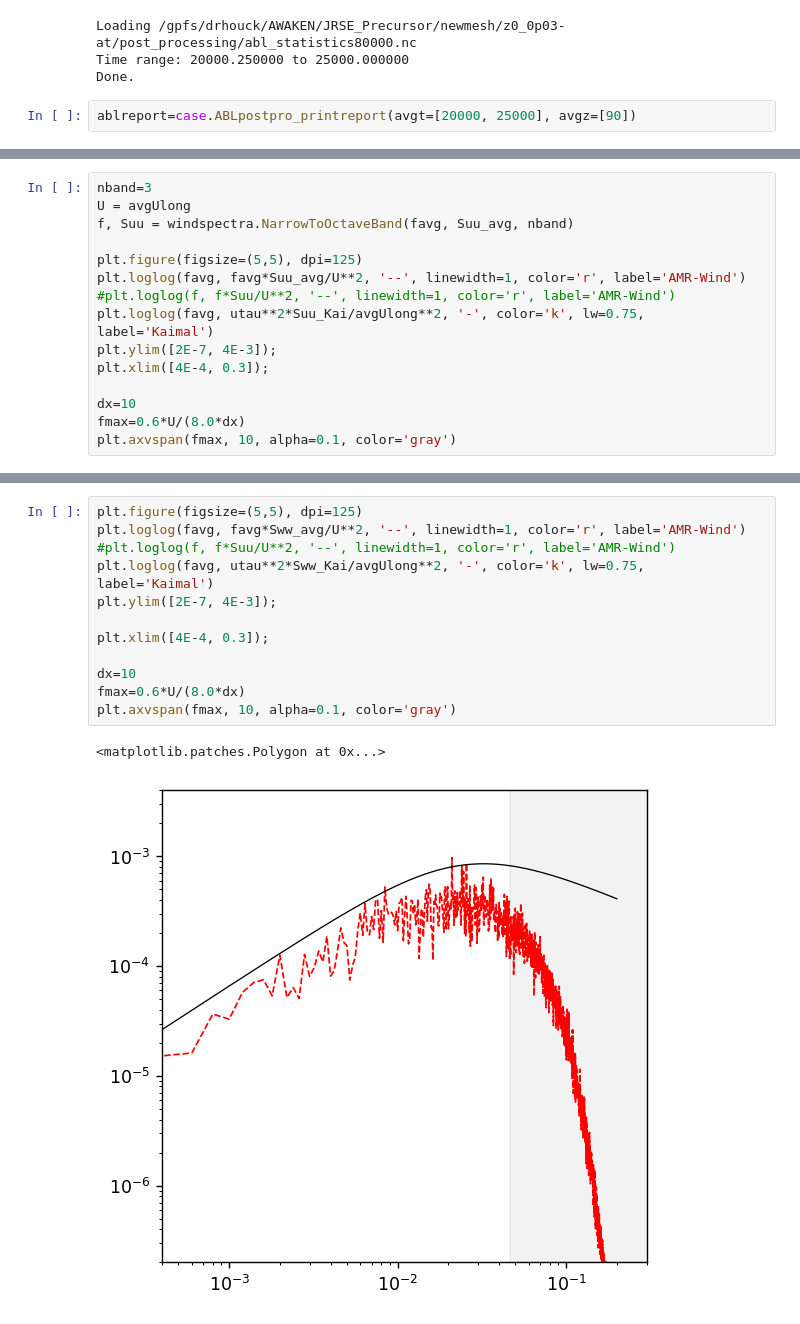
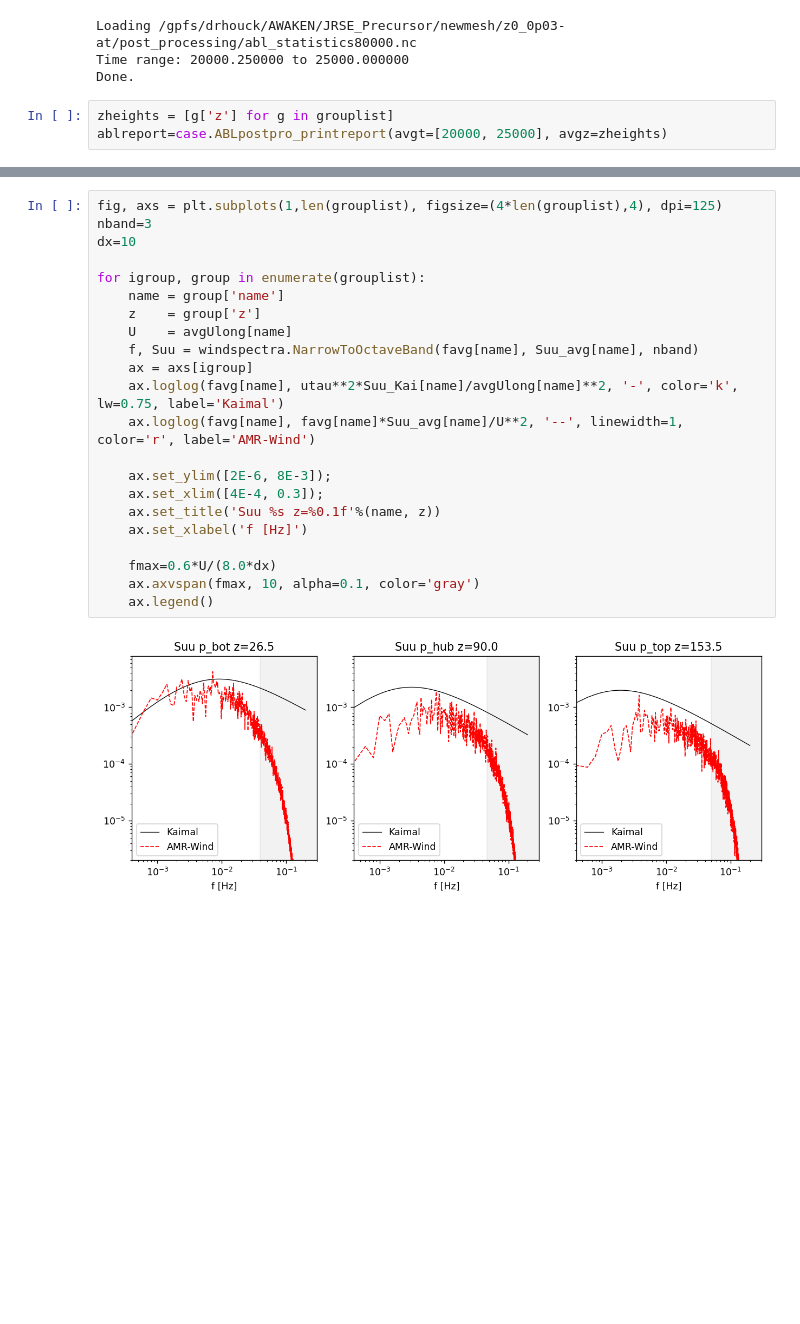
Before and after one commit to lawrenceccheung/AWAKEN_summit_setup, a Jupyter notebook: precursor/NeutralABL1/postprocessing/Spectra_AMRWind.ipynb, the cells around one changed output, grey strips where cells are left out. Drawn from its saved outputs; the diff is of its cells as text; blank space fills up the shorter version.

```diff
--- a/precursor/NeutralABL1/postprocessing/Spectra_AMRWind.ipynb
+++ b/precursor/NeutralABL1/postprocessing/Spectra_AMRWind.ipynb
@@ -86,5 +106,6 @@ Loading /gpfs/drhouck/AWAKEN/JRSE_Precursor/newmesh/z0_0p03-at/post_processing/a
 Time range: 20000.250000 to 25000.000000
 Done.
 # %%
-ablreport=case.ABLpostpro_printreport(avgt=[20000, 25000], avgz=[90])
+zheights = [g['z'] for g in grouplist]
+ablreport=case.ABLpostpro_printreport(avgt=[20000, 25000], avgz=zheights)
 # %% [output]
@@ -110,15 +140,0 @@ Sww_Kai = windspectra.getKaimal(favg, 90.0, avgUlong, params=windspectra.wKaimal
-# %%
-nband=3
-U = avgUlong
-f, Suu = windspectra.NarrowToOctaveBand(favg, Suu_avg, nband)
-
-plt.figure(figsize=(5,5), dpi=125)
-plt.loglog(favg, favg*Suu_avg/U**2, '--', linewidth=1, color='r', label='AMR-Wind')
-#plt.loglog(f, f*Suu/U**2, '--', linewidth=1, color='r', label='AMR-Wind')
-plt.loglog(favg, utau**2*Suu_Kai/avgUlong**2, '-', color='k', lw=0.75, label='Kaimal')
-plt.ylim([2E-7, 4E-3]);
-plt.xlim([4E-4, 0.3]);
-
-dx=10
-fmax=0.6*U/(8.0*dx)
-plt.axvspan(fmax, 10, alpha=0.1, color='gray')
@@ -143,15 +141,24 @@ plt.axvspan(fmax, 10, alpha=0.1, color='gray')
-# %%
-plt.figure(figsize=(5,5), dpi=125)
-plt.loglog(favg, favg*Sww_avg/U**2, '--', linewidth=1, color='r', label='AMR-Wind')
-#plt.loglog(f, f*Suu/U**2, '--', linewidth=1, color='r', label='AMR-Wind')
-plt.loglog(favg, utau**2*Sww_Kai/avgUlong**2, '-', color='k', lw=0.75, label='Kaimal')
-plt.ylim([2E-7, 4E-3]);
-
-plt.xlim([4E-4, 0.3]);
-
-dx=10
-fmax=0.6*U/(8.0*dx)
-plt.axvspan(fmax, 10, alpha=0.1, color='gray')
-# %% [output]
-<matplotlib.patches.Polygon at 0x...>
-[figure, removed]
+# %%
+fig, axs = plt.subplots(1,len(grouplist), figsize=(4*len(grouplist),4), dpi=125)
+nband=3
+dx=10
+
+for igroup, group in enumerate(grouplist):
+    name = group['name']
+    z    = group['z']
+    U    = avgUlong[name]
+    f, Suu = windspectra.NarrowToOctaveBand(favg[name], Suu_avg[name], nband)
+    ax = axs[igroup]
+    ax.loglog(favg[name], utau**2*Suu_Kai[name]/avgUlong[name]**2, '-', color='k', lw=0.75, label='Kaimal')
+    ax.loglog(favg[name], favg[name]*Suu_avg[name]/U**2, '--', linewidth=1, color='r', label='AMR-Wind')
+
+    ax.set_ylim([2E-6, 8E-3]);
+    ax.set_xlim([4E-4, 0.3]);
+    ax.set_title('Suu %s z=%0.1f'%(name, z))
+    ax.set_xlabel('f [Hz]')
+
+    fmax=0.6*U/(8.0*dx)
+    ax.axvspan(fmax, 10, alpha=0.1, color='gray')
+    ax.legend()
+# %% [output]
+[figure, added]
```
Also changed, not shown: parts of 9 cells of this notebook.
